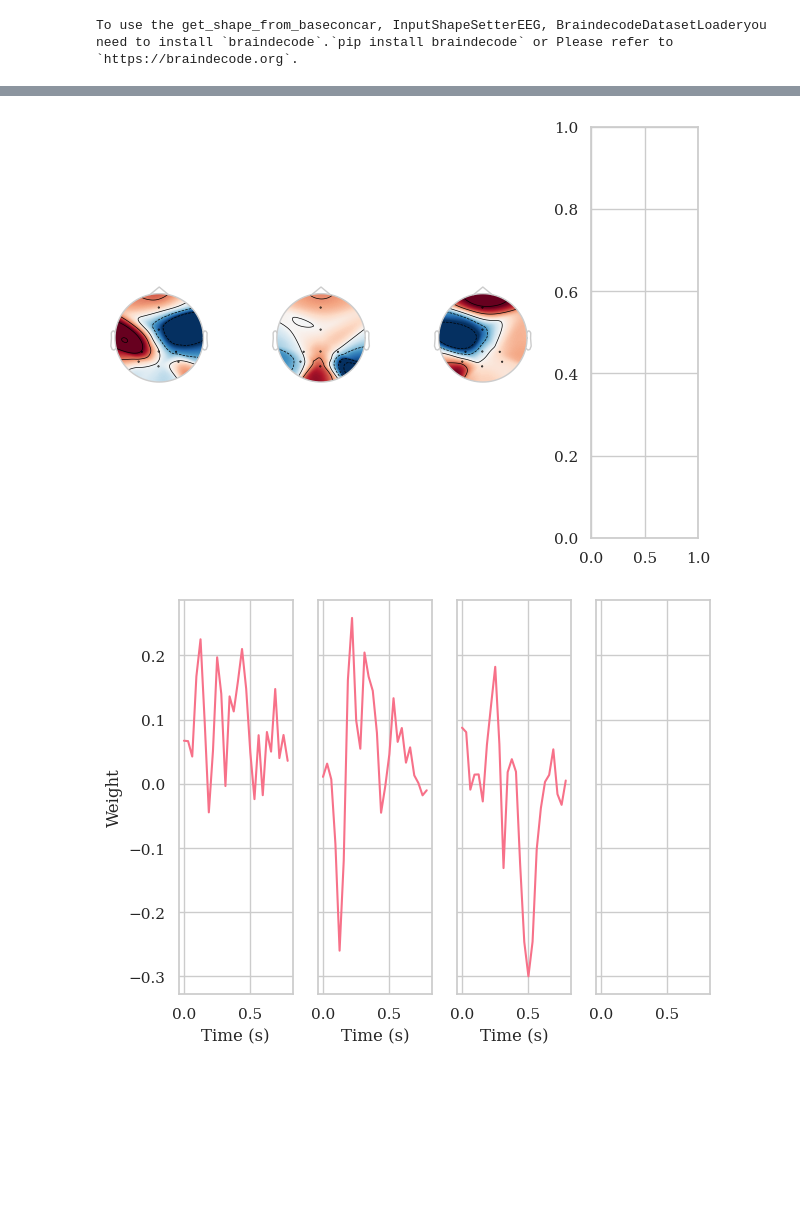
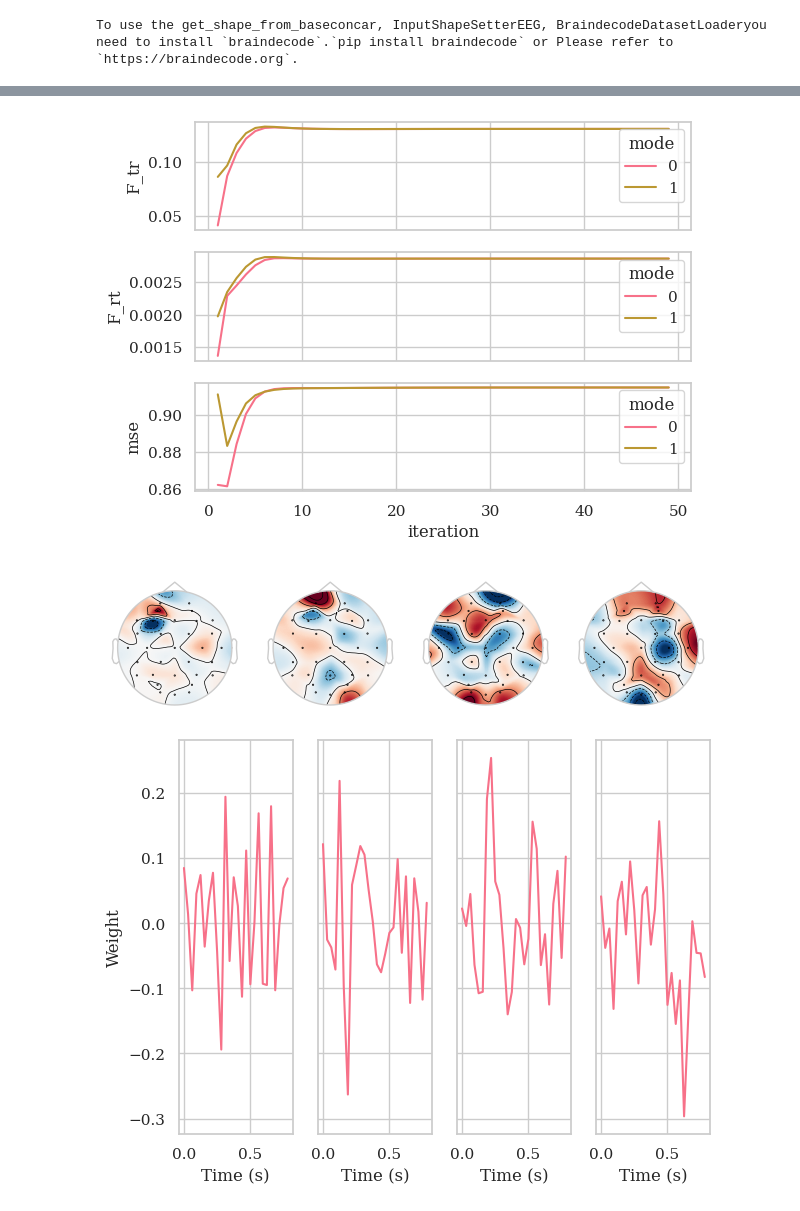
Before and after one commit to arnevdk/bttda, a Jupyter notebook: notebooks/hoda.ipynb, the cells around one changed output, grey strips where cells are left out. Saved outputs shown, nothing was run; the diff lists cells and outputs as text; code cells hidden in the pictures; blank space fills up the shorter version.

```diff
--- a/notebooks/hoda.ipynb
+++ b/notebooks/hoda.ipynb
@@ -2,7 +2,9 @@
 import hoda
 import tensorly as tl
 import mne
+%load_ext autoreload
+%autoreload 2
+
 mne.set_log_level('ERROR')
-tl.set_backend('cupy')
 tl.get_backend()
 # %% [output]
@@ -19,7 +23,7 @@ fmax = 16
 sfreq = 32
 
 paradigm = P300(resample=sfreq, tmin=tmin, tmax=tmax, fmin=fmin, fmax=fmax)
-dataset = BNCI2014_008()
+dataset = EPFLP300()
 epochs, labels, meta = paradigm.get_data(dataset=dataset,
                                          subjects=[1],
                                          return_epochs=True)
@@ -29,6 +33,7 @@ idc = meta['session'] == session
 epochs = epochs[idc]
 labels = labels[idc]
 meta = meta[idc]
+epochs._data = Scaler(scalings='mean', with_mean=True).fit_transform(epochs._data)
 # %% [output]
 To use the get_shape_from_baseconcar, InputShapeSetterEEG, BraindecodeDatasetLoaderyou need to install `braindecode`.`pip install braindecode` or Please refer to `https://braindecode.org`.
 # %%
@@ -69,6 +53,8 @@ X.shape
 # %%
 from hoda.hoda import HODA, f_multiway,trunc_eigh
 from hoda.cov import ledoit_wolf_shrinkage, oas, mode_scatter, force_toeplitz,center
+from hoda.backend import lobpcg
+import cupyx.scipy.sparse.linalg
 import warnings
 
 
@@ -83,20 +69,19 @@ from sklearn.preprocessing import StandardScaler
 
 
 hoda = HODA(
-    rank=3,
-    max_iter=32,
-    tol=1e-20,
-    init ='svd',
+    rank=4,
+    max_iter=64,
+    tol=1e-12,
+    init ='mlsvd',
     shrinkage='lw',
     toeplitz=None,
     obj='rt',
     solver='lobpcg',
     taper=False,
-    extra_train_info=False,
+    extra_train_info=True,
     verbose=True,
 
 )
 
-
-%lprun -f hoda.fit hoda.fit(X,y)
+hoda.fit(X,y)
 # %% [output]
@@ -151,42 +170,37 @@ sns.lineplot(data=hoda.train_info_.astype(float), x='iteration', y='objective',h
 # %%
 if hoda.extra_train_info:
-    fig, axs = plt.subplots(7,1, sharex=True)
-    sns.lineplot(data=hoda.train_info_.astype(float), x='iteration', y='F_tr', hue='mode', ax=axs[0])
-    sns.lineplot(data=hoda.train_info_.astype(float), x='iteration', y='F_rt', hue='mode', ax=axs[1])
-    sns.lineplot(data=hoda.train_info_.astype(float), x='iteration', y='mse', hue='mode', ax=axs[2])
-    #axs[2].set(yscale="log")
-    #axs[2].set_ylim([0,None])
-    sns.lineplot(data=hoda.train_info_.astype(float), x='iteration', y='log_like', hue='mode', ax=axs[3])
-    sns.lineplot(data=hoda.train_info_.astype(float), x='iteration', y='bic', hue='mode', ax=axs[4])
-    sns.lineplot(data=hoda.train_info_.astype(float), x='iteration', y='aic', hue='mode', ax=axs[5])
-    sns.lineplot(data=hoda.train_info_.astype(float), x='iteration', y='aicc', hue='mode', ax=axs[6])
+    fig, axs = plt.subplots(3,1, sharex=True)
+    sns.lineplot(data=df, x='iteration', y='F_tr', hue='mode', ax=axs[0])
+    sns.lineplot(data=df, x='iteration', y='F_rt', hue='mode', ax=axs[1])
+    sns.lineplot(data=df, x='iteration', y='mse', hue='mode', ax=axs[2])
+# %% [output]
+[figure, added]
 # %%
-
 import numpy as np
 from mne.viz import plot_topomap
 import matplotlib.pyplot as plt
 import tensorly as tl
 
 
 col_wrap = 4
 
 n_col = col_wrap
-n_row = int( np.ceil(hoda.rank_(0) / col_wrap))
+n_row = int( np.ceil(hoda.rank_[0] / col_wrap))
 fig, axs = plt.subplots(n_row, n_col, layout='tight')
-for i in range(hoda.rank_(0)):
+for i in range(hoda.rank_[0]):
     w = tl.to_numpy(hoda.weights_[0][:,i])
     plot_topomap(w, epochs.info, axes=axs.flatten()[i], show=False)
 
-n_row = int( np.ceil(hoda.rank_(1) / col_wrap))
+n_row = int( np.ceil(hoda.rank_[1] / col_wrap))
 fig, axs = plt.subplots(n_row, n_col,  layout='tight', sharex=True, sharey=True)
-for i in range(hoda.rank_(1)):
+for i in range(hoda.rank_[1]):
     w = tl.to_numpy(hoda.weights_[1][:,i])
     axs.flatten()[i].plot(epochs.times, w)
     axs.flatten()[i].set_xlabel('Time (s)')
     axs.flatten()[i].sharey(axs.flatten()[0])
 axs.flatten()[0].set_ylabel('Weight');
 # %% [output]
-[figure, old version]
+[figure, new version]
-[figure, old version]
+[figure, new version]
 # %%
 
```
Also changed, not shown: parts of 22 cells of this notebook, 17 other files.
